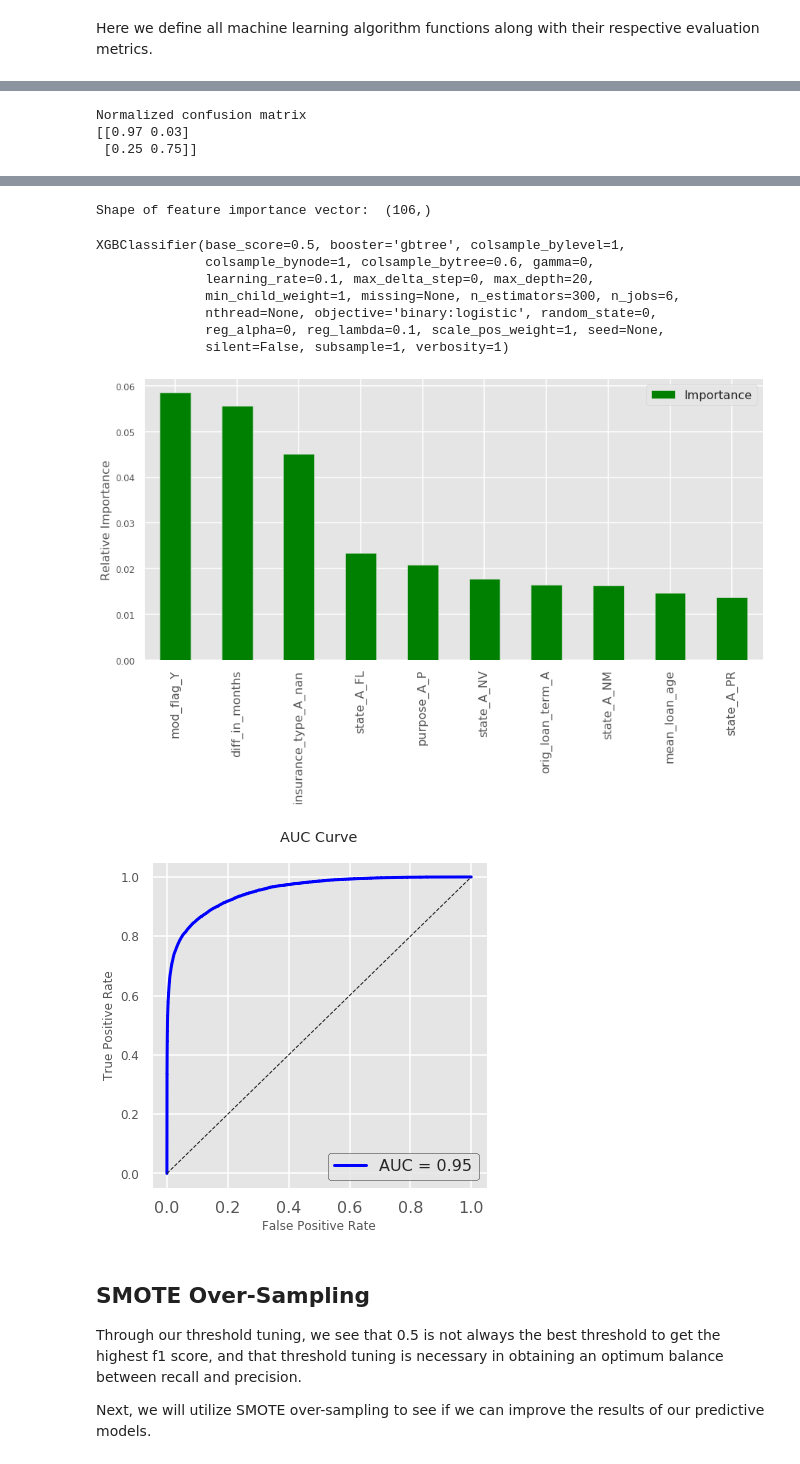
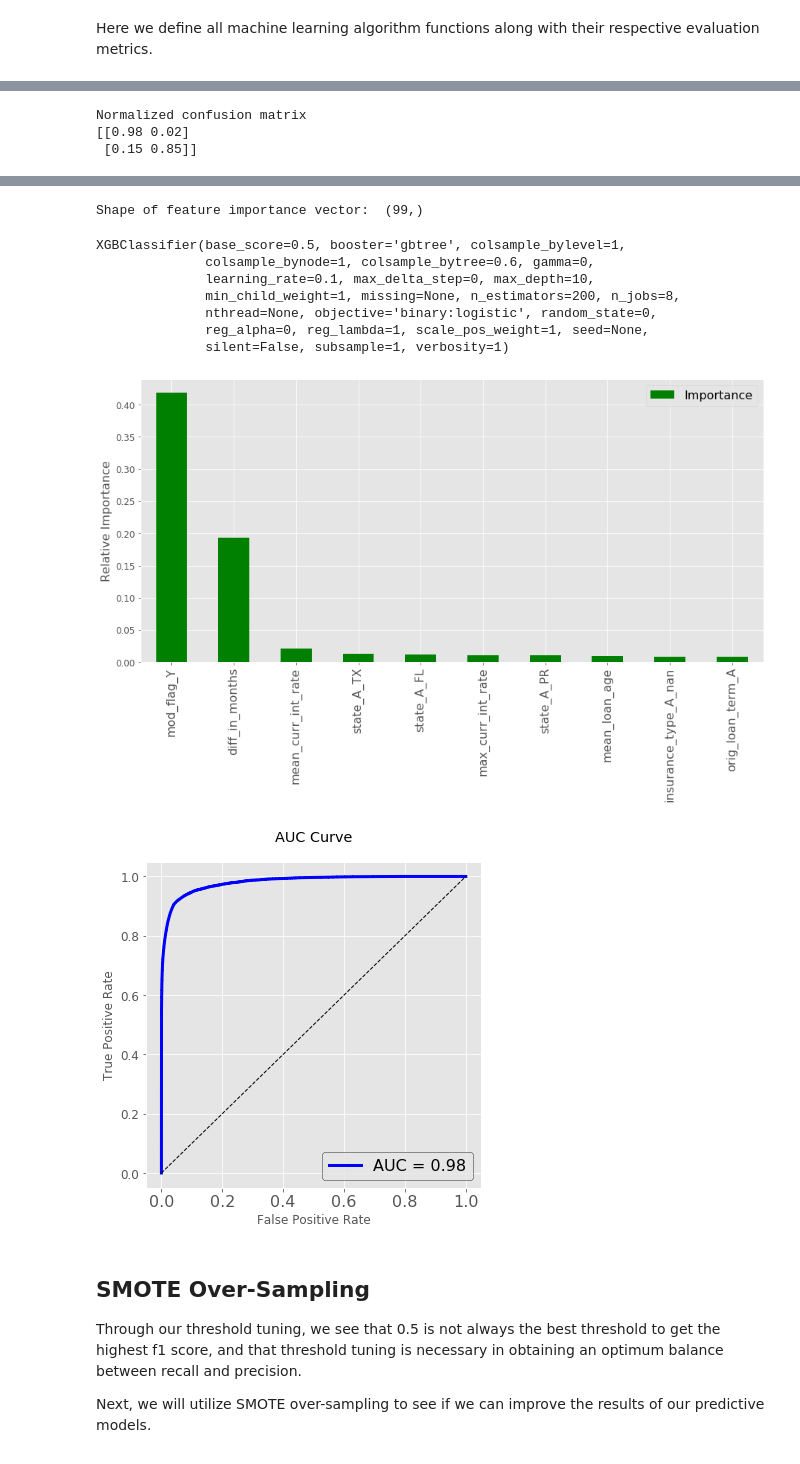
Before and after one commit to JefferyChu/pandas-sk-learn-bank-loan-ml, a Jupyter notebook: fannie_mae_pandas.ipynb, the cells around one changed output, grey strips where cells are left out. Cells and saved outputs as stored; diff of their text form; code cells hidden in the pictures.

Commit message:
Refactored code for better readability and split functionality between notebooks for analysis and machine learning parts.

```diff
--- a/fannie_mae_pandas.ipynb
+++ b/fannie_mae_pandas.ipynb
@@ -759,7 +723,8 @@ o = pd.get_dummies(perf_df['servicing_activity_indicator'], drop_first=True, pre
 display(n.head())
 
 # Join all after one-hot encoding
-perf_df = pd.concat([perf_df,n,o], axis=1).drop(columns=['mod_flag','servicing_activity_indicator'])
+perf_df = (pd.concat([perf_df, n, o], axis=1)
+           .drop(columns=['mod_flag','servicing_activity_indicator']))
 display(perf_df.head())
 # %% [output]
 |  | mod_flag_Y |
@@ -957,7 +994,7 @@ joined_df_concat.head()
 # %%
 # Assign to X and Y
-X = joined_df_concat[[x for x in joined_df_concat.columns if x != 'max_loan_stat']]
-y = joined_df_concat['max_loan_stat']
+X = snapshot_df_concat[[x for x in snapshot_df_concat.columns if x != 'max_loan_stat']]
+y = snapshot_df_concat['max_loan_stat']
 X.head()
 # %% [output]
 |  | orig_int_rate_A | orig_upb_A | orig_loan_term_A | orig_ltv_A | borrowers_A | orig_dtir_A | ... |
@@ -980,0 +1023,2 @@ Percentage of delinquent loans: 18.41%
+# %%
+X['diff_in_months'] = X['diff_in_months'].fillna(0)
@@ -1179,4 +1235,17 @@ def auc(model, X_test, y_test, y_test_pred):
     plt.ylabel('True Positive Rate')
     plt.title('AUC Curve')
     plt.legend(loc='lower right', frameon = True).get_frame().set_edgecolor('black')
+# %%
+# Hyperparameter Results Function
+
+def hyper_parameter_results(grid):
+    print('Best parameters using f1: {}\n'.format(grid.best_params_))
+    print('Grid Scores:\n')
+
+    params = grid.cv_results_['params']
+    means = grid.cv_results_['mean_test_score']
+    std = grid.cv_results_['std_test_score']
+
+    for mean, std, param in zip(means, std, params):
+        print('Mean is {:.3f} std is {:.3f} and params are {}'.format(mean, std, param))
 # %%
@@ -1519,14 +1516,20 @@ RandomForestClassifier(bootstrap=True, class_weight='balanced',
 # RandomizedSearchCV - XGB
 # Train, cross-validate (3-folds) and test
 
-n_estimators = [100,200,300]
-max_depth = [10,20,30]
-colsample_bytree = [0.5,0.6]
-reg_lambda=[0.1,1]
+n_estimators = [100, 200, 300]
+max_depth = [10, 20, 30]
+colsample_bytree = [0.5, 0.6]
+reg_lambda = [0.1, 1]
 scale_pos_weight = [1]
 
-xgb_params = {'n_estimators':n_estimators,'colsample_bytree':colsample_bytree,'n_jobs':[6],'reg_lambda':reg_lambda,
-              'max_depth':max_depth,'scale_pos_weight':scale_pos_weight, 'silent':[False]}
+xgb_params = {'n_estimators': n_estimators,
+              'colsample_bytree': colsample_bytree,
+              'n_jobs': [8],
+              'reg_lambda': reg_lambda,
+              'max_depth': max_depth,
+              'scale_pos_weight': scale_pos_weight,
+              'silent': [False]}
 
-xgb_func(3, xgb_params, 2, X_train, X_test, y_train, y_test)
+# xgb_func(3, xgb_params, 2, X_train, X_test, y_train, y_test)
+gen_func('XGB', 3, xgb_params, 2, X_train, X_test, y_train, y_test)
 # %% [output]
@@ -1551,3 +1554,3 @@ Confusion matrix, without normalization
 Normalized confusion matrix
-[[0.97 0.03]
- [0.25 0.75]]
+[[0.98 0.02]
+ [0.15 0.85]]
@@ -1555,13 +1558,13 @@ Normalized confusion matrix
-Shape of feature importance vector:  (106,)
+Shape of feature importance vector:  (99,)
 XGBClassifier(base_score=0.5, booster='gbtree', colsample_bylevel=1,
               colsample_bynode=1, colsample_bytree=0.6, gamma=0,
-              learning_rate=0.1, max_delta_step=0, max_depth=20,
-              min_child_weight=1, missing=None, n_estimators=300, n_jobs=6,
+              learning_rate=0.1, max_delta_step=0, max_depth=10,
+              min_child_weight=1, missing=None, n_estimators=200, n_jobs=8,
               nthread=None, objective='binary:logistic', random_state=0,
-              reg_alpha=0, reg_lambda=0.1, scale_pos_weight=1, seed=None,
+              reg_alpha=0, reg_lambda=1, scale_pos_weight=1, seed=None,
               silent=False, subsample=1, verbosity=1)
-[figure, old version]
+[figure, new version]
-[figure, old version]
+[figure, new version]
 # %% [markdown]
 ## SMOTE Over-Sampling
 
```
Also changed, not shown: parts of 141 cells of this notebook, 1 other file.
